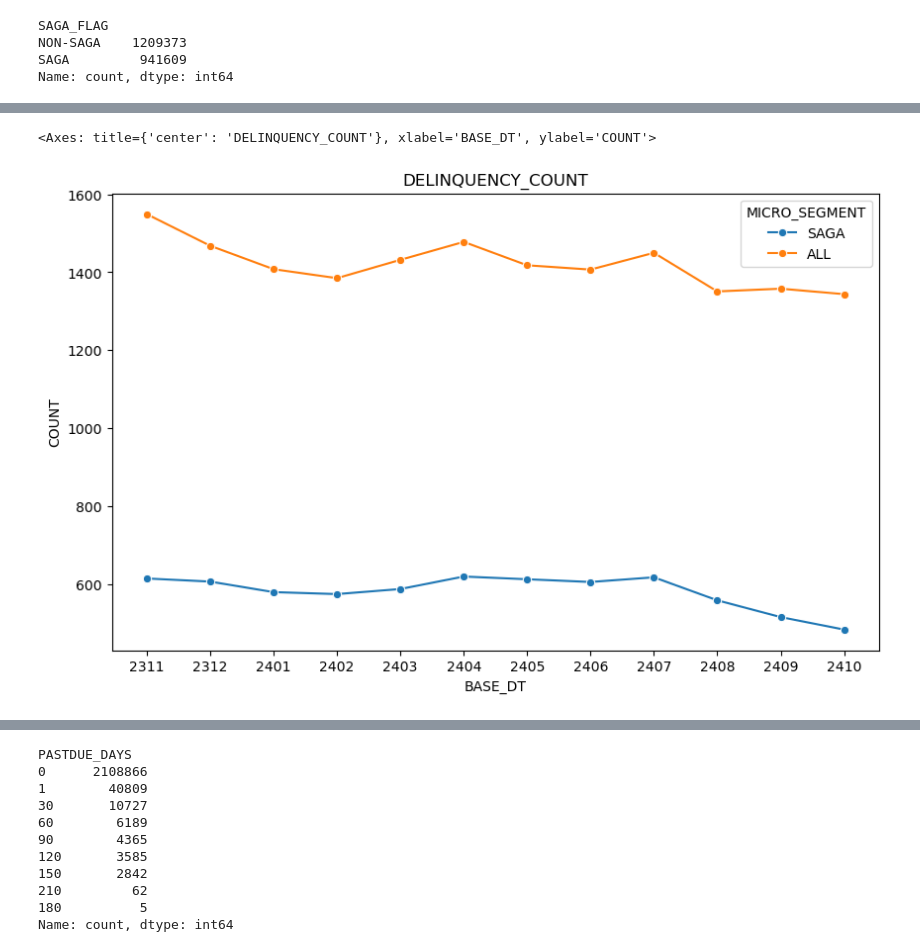
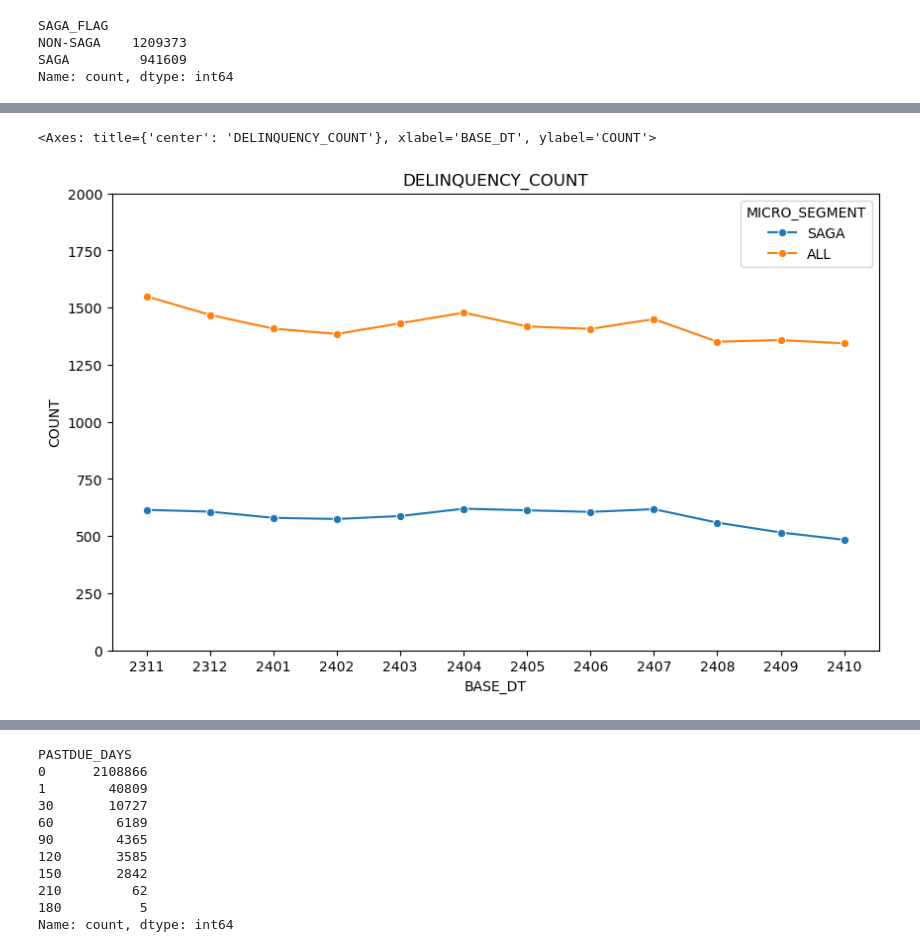
Before and after one commit to Sinxisx/Credit-Card-Analysis, a Jupyter notebook: Scratch.ipynb, the cells around one changed output, grey strips where cells are left out. Drawn from its saved outputs; the diff is of its cells as text; code cells hidden in the pictures.

```diff
--- a/Scratch.ipynb
+++ b/Scratch.ipynb
@@ -188,10 +188,8 @@ Name: count, dtype: int64
 # %%
-# SAGA delinquency count
-SAGADeliCount = MLs[(MLs['CC_STATUS']=='DELINQUENT') & (MLs['SAGA_FLAG']=='SAGA')][['BASE_DT']].value_counts()
-
-# Convert to DataFrame
-SAGADeliCount = SAGADeliCount.reset_index()
-SAGADeliCount.columns = ['BASE_DT', 'ACCT_COUNT']
+# SAGA delinquency aggregate
+SAGADeliCount = MLs[(MLs['CC_STATUS']=='DELINQUENT') & (MLs['SAGA_FLAG']=='SAGA')][[
+    'BASE_DT', 'AGREE_ID', 'BAL'
+]].groupby('BASE_DT').agg(ACCT_COUNT=('AGREE_ID','count'),
+                          OS=('BAL','sum')).reset_index()
 SAGADeliCount['MICRO_SEGMENT'] = 'SAGA'
-SAGADeliCount.sort_values(by=['BASE_DT'], inplace=True)
-SAGADeliCount['BASE_DT'] = SAGADeliCount['BASE_DT'].str[2:6]
+SAGADeliCount['CATEGORY'] = 'DELINQUENT'
@@ -210,10 +196,25 @@ AllDeliCount = pd.concat([SAGADeliCount, TotalDeliCount], ignore_index=True)
+# %%
+# Total delinquency aggregate
+TotalDeliCount = MLs[(MLs['CC_STATUS']=='DELINQUENT')][[
+    'BASE_DT', 'AGREE_ID', 'BAL'
+]].groupby('BASE_DT').agg(ACCT_COUNT=('AGREE_ID','count'),
+                          OS=('BAL','sum')).reset_index()
+TotalDeliCount['MICRO_SEGMENT'] = 'ALL'
+TotalDeliCount['CATEGORY'] = 'DELINQUENT'
+# %%
+# concat deli count
+AllDeliCount = pd.concat([SAGADeliCount, TotalDeliCount], ignore_index=True)
+
+# format data
+AllDeliCount['BASE_DT'] = AllDeliCount['BASE_DT'].str[2:6]
 # %%
-# Plotting
+# Plot delinquency count per month
 plt.figure(figsize=(10,6))
 plt.title("DELINQUENCY_COUNT")
 plt.xlabel("BASE_DT")
 plt.ylabel("COUNT")
+plt.ylim((0,2000))
 sns.lineplot(data=AllDeliCount, x="BASE_DT", y='ACCT_COUNT', hue='MICRO_SEGMENT', marker="o")
 # %% [output]
 <Axes: title={'center': 'DELINQUENCY_COUNT'}, xlabel='BASE_DT', ylabel='COUNT'>
-[figure, old version]
+[figure, new version]
```
Also changed, not shown: parts of 22 cells of this notebook.
